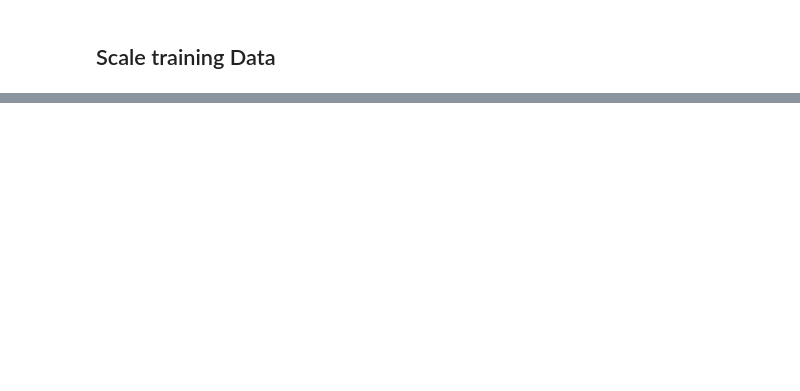
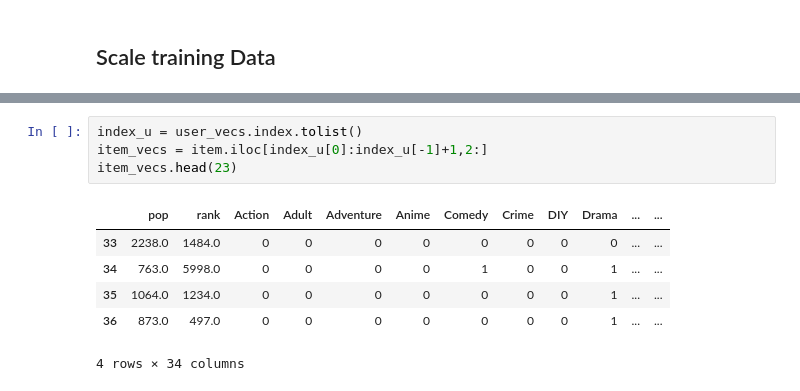
Before and after one commit to Tamaski/kdrama_recommend, a Jupyter notebook: drama_rec.ipynb, the cells around one changed output, grey strips where cells are left out. Saved outputs shown, nothing was run; the diff lists cells and outputs as text; blank space fills up the shorter version.

```diff
--- a/drama_rec.ipynb
+++ b/drama_rec.ipynb
@@ -96,0 +248,11 @@ NameError: name 'StandardScaler' is not defined
+# %%
+index_u = user_vecs.index.tolist()
+item_vecs = item.iloc[index_u[0]:index_u[-1]+1,2:]
+item_vecs.head(23)
+# %% [output]
+|  | pop | rank | Action | Adult | Adventure | Anime | Comedy | Crime | DIY | Drama | ... | ... |
+| 33 | 2238.0 | 1484.0 | 0 | 0 | 0 | 0 | 0 | 0 | 0 | 0 | ... | ... |
+| 34 | 763.0 | 5998.0 | 0 | 0 | 0 | 0 | 1 | 0 | 0 | 1 | ... | ... |
+| 35 | 1064.0 | 1234.0 | 0 | 0 | 0 | 0 | 0 | 0 | 0 | 1 | ... | ... |
+| 36 | 873.0 | 497.0 | 0 | 0 | 0 | 0 | 0 | 0 | 0 | 1 | ... | ... |
+4 rows × 34 columns
```
Also changed, not shown: parts of 25 cells of this notebook, 1 other file.
